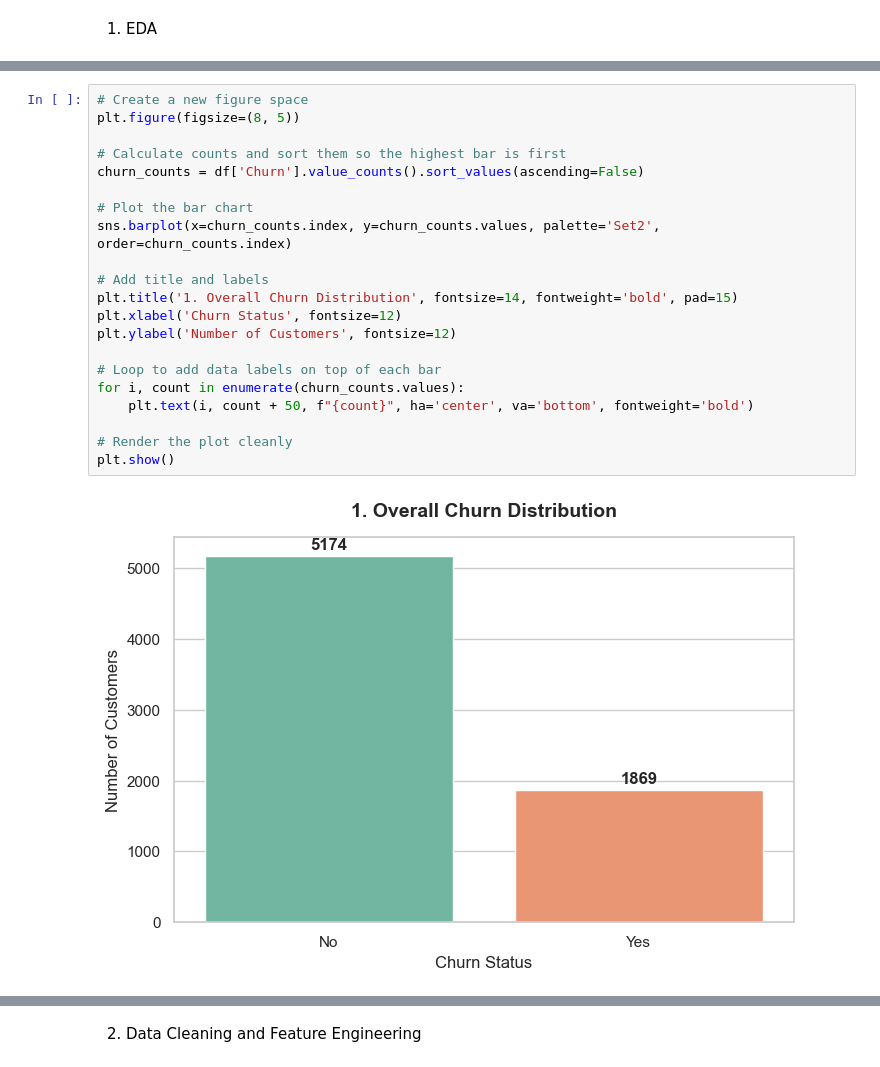
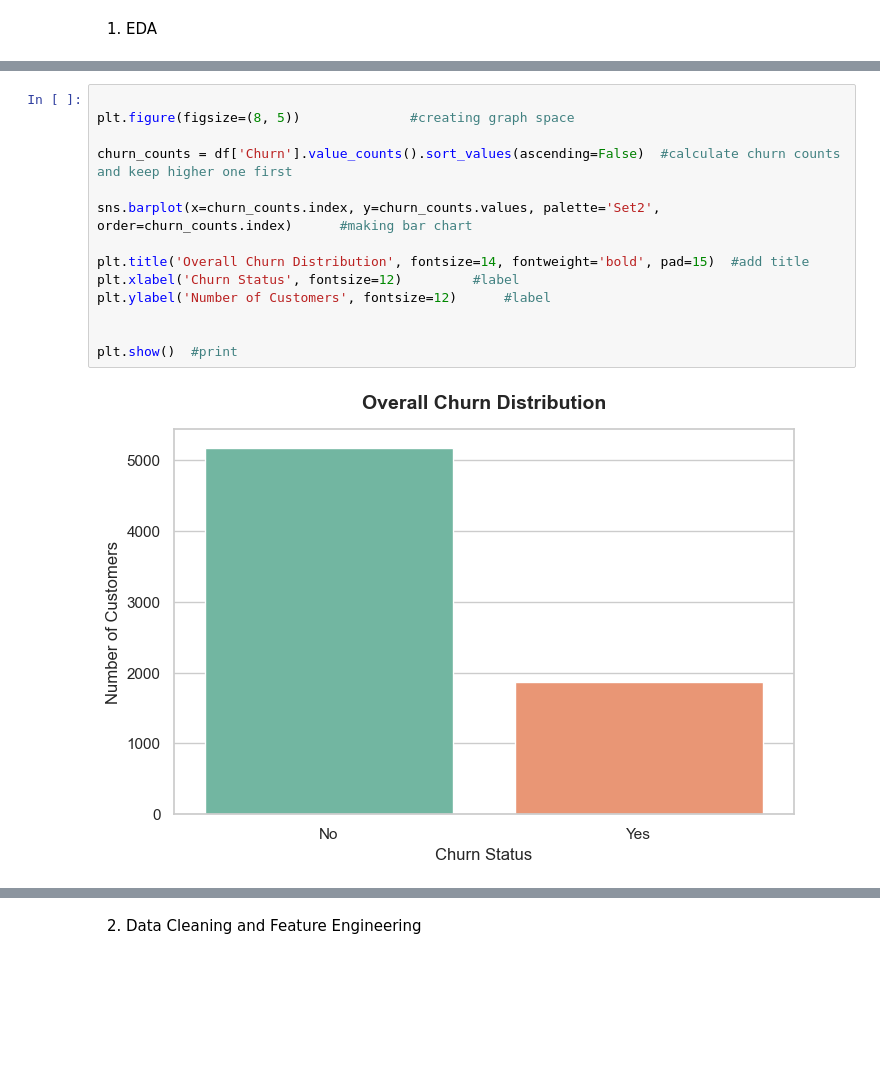
Before and after one commit to SymRaza/Customer-Churn-Predictor, a Jupyter notebook: churn_predictor.ipynb, the cells around one changed output, grey strips where cells are left out. Saved outputs shown, nothing was run; the diff lists cells and outputs as text; blank space fills up the shorter version.

```diff
--- a/churn_predictor.ipynb
+++ b/churn_predictor.ipynb
@@ -52,28 +49,21 @@ df.head()
 | 4 | 9237-HQITU | Female | 0 | No | No | 2 | Yes | No | ... |
 5 rows × 21 columns
 # %%
-# Create a new figure space
-plt.figure(figsize=(8, 5))
 
-# Calculate counts and sort them so the highest bar is first
-churn_counts = df['Churn'].value_counts().sort_values(ascending=False)
+plt.figure(figsize=(8, 5))              #creating graph space
 
-# Plot the bar chart
-sns.barplot(x=churn_counts.index, y=churn_counts.values, palette='Set2', order=churn_counts.index)
+churn_counts = df['Churn'].value_counts().sort_values(ascending=False)  #calculate churn counts and keep higher one first
 
-# Add title and labels
-plt.title('1. Overall Churn Distribution', fontsize=14, fontweight='bold', pad=15)
-plt.xlabel('Churn Status', fontsize=12)
-plt.ylabel('Number of Customers', fontsize=12)
+sns.barplot(x=churn_counts.index, y=churn_counts.values, palette='Set2', order=churn_counts.index)      #making bar chart
 
-# Loop to add data labels on top of each bar
-for i, count in enumerate(churn_counts.values):
-    plt.text(i, count + 50, f"{count}", ha='center', va='bottom', fontweight='bold')
+plt.title('Overall Churn Distribution', fontsize=14, fontweight='bold', pad=15)  #add title
+plt.xlabel('Churn Status', fontsize=12)         #label
+plt.ylabel('Number of Customers', fontsize=12)      #label
 
-# Render the plot cleanly
-plt.show()
+
+plt.show()  #print
 # %% [output]
-[figure, old version]
+[figure, new version]
 # %%
 plt.figure(figsize=(10, 6))
 
```
Also changed, not shown: parts of 10 cells of this notebook.
